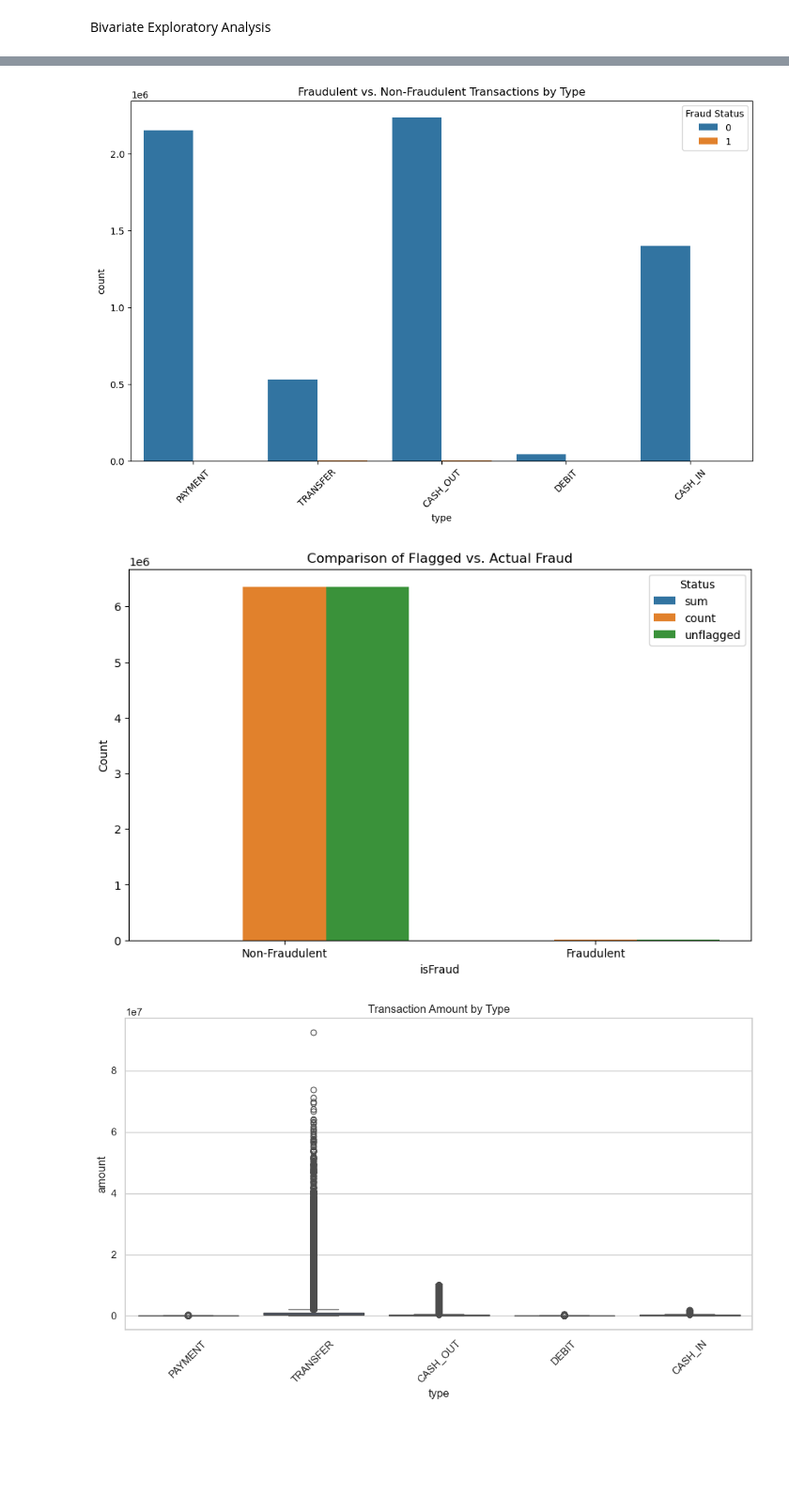
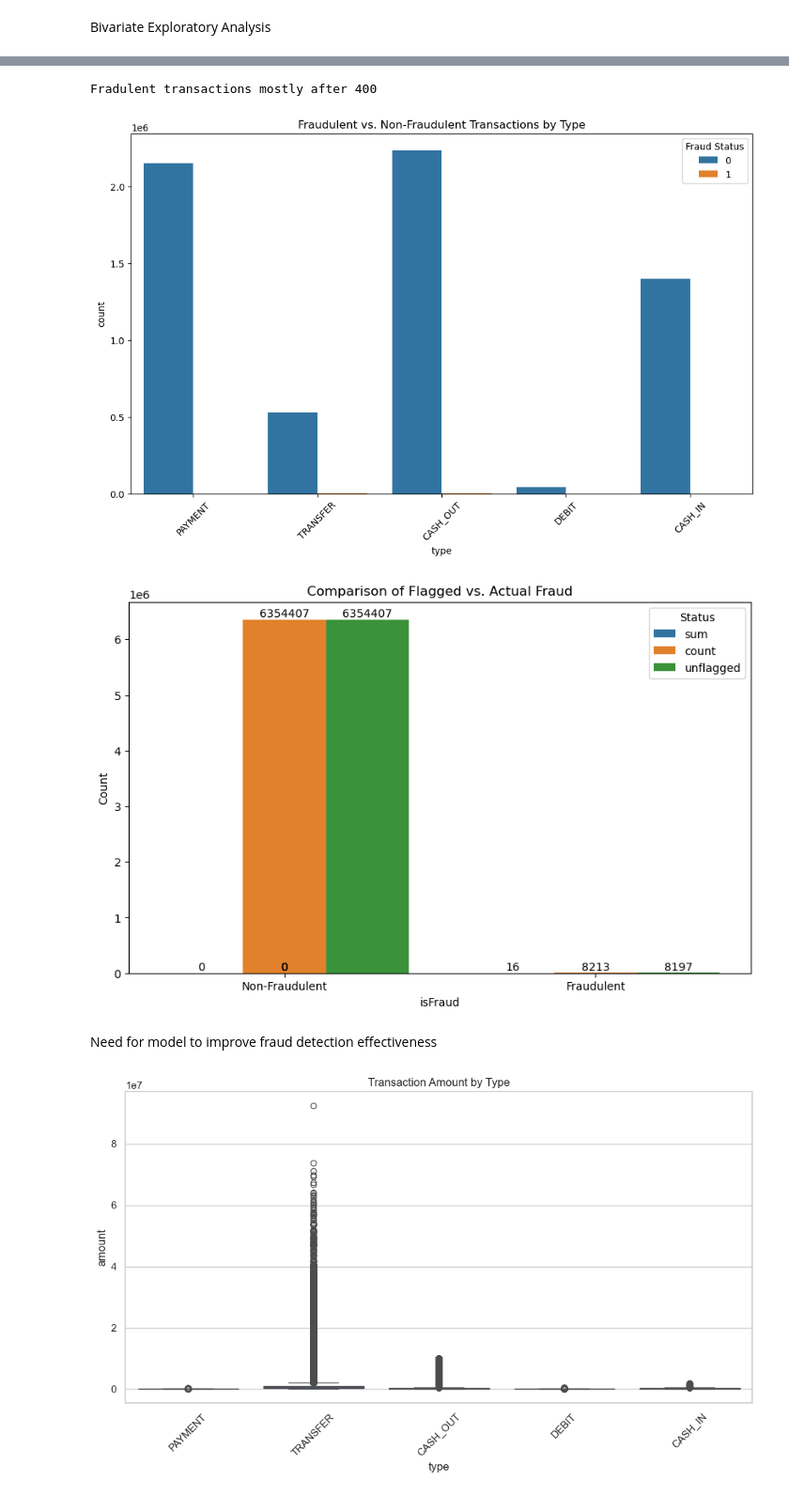
Before and after one commit to Seribii1o1/ML_Financial_Fraud_Detection, a Jupyter notebook: code/EDA.ipynb, the cells around one changed output, grey strips where cells are left out. Shown at 94% size. Cells and saved outputs as stored; diff of their text form; code cells hidden in the pictures; blank space fills up the shorter version.

Commit message:
more bar chart analysis

```diff
--- a/code/EDA.ipynb
+++ b/code/EDA.ipynb
@@ -261,35 +261,46 @@ plt.figure(figsize=(12, 6))
 sns.lineplot(x="step", y="isFraud", data=df, estimator=np.mean)
 plt.title("Fraud Rate Over Time")
 plt.show()
+
+print("Fradulent transactions mostly after 400")
 
 # Barcharts
 
 # Fraudulent vs. Non-Fraudulent Transactions by Type
 plt.figure(figsize=(12, 7))
 sns.countplot(x="type", hue="isFraud", data=df)
 plt.title("Fraudulent vs. Non-Fraudulent Transactions by Type")
 plt.xticks(rotation=45)
 plt.legend(title="Fraud Status")
 plt.show()
 
 # Flagged vs. Actual Fraud
 # Create a dataframe with relevant counts
 fraud_comparison = df.groupby("isFraud")["isFlaggedFraud"].agg(["sum", "count"])
 fraud_comparison["unflagged"] = fraud_comparison["count"] - fraud_comparison["sum"]
 fraud_comparison = fraud_comparison.reset_index()
 
 # Melt the dataframe for plotting
 melted_df = pd.melt(fraud_comparison, id_vars="isFraud", var_name="Status", value_name="Count")
 
 plt.figure(figsize=(10, 6))
-sns.barplot(x="isFraud", y="Count", hue="Status", data=melted_df)
+ax = sns.barplot(x="isFraud", y="Count", hue="Status", data=melted_df)
+
+# Add count labels on top of each bar
+for p in ax.patches:
+    height = p.get_height()
+    ax.text(p.get_x() + p.get_width()/2., height + 0.1,
+            f'{height:.0f}', ha='center', va='bottom')
 plt.title("Comparison of Flagged vs. Actual Fraud")
 plt.xticks([0, 1], ["Non-Fraudulent", "Fraudulent"])
 plt.show()
 # %% [output]
 [figure]
+Fradulent transactions mostly after 400
 [figure]
-[figure, old version]
+[figure, new version]
+# %% [markdown]
+Need for model to improve fraud detection effectiveness
 # %%
 # Boxplots
 # Set style
```
